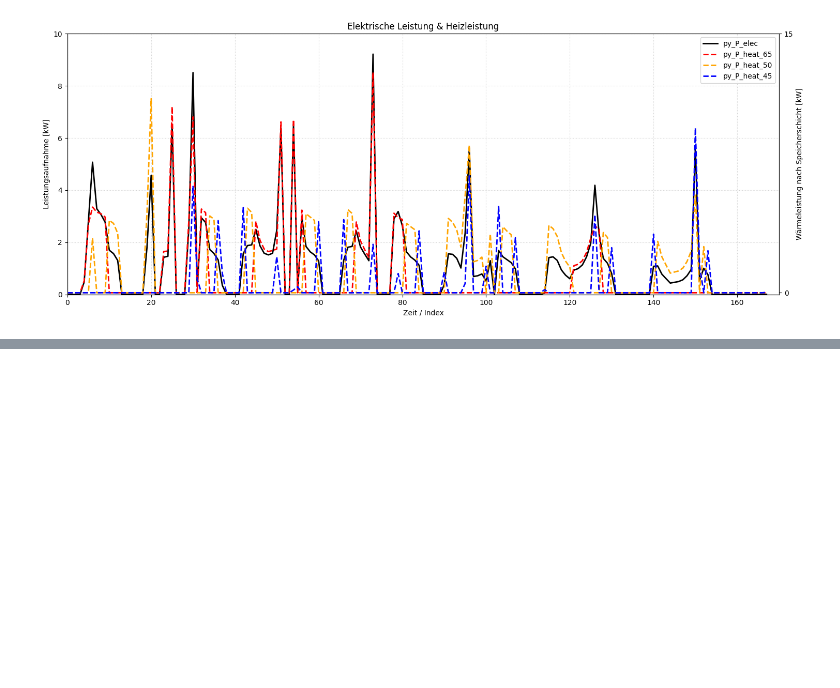
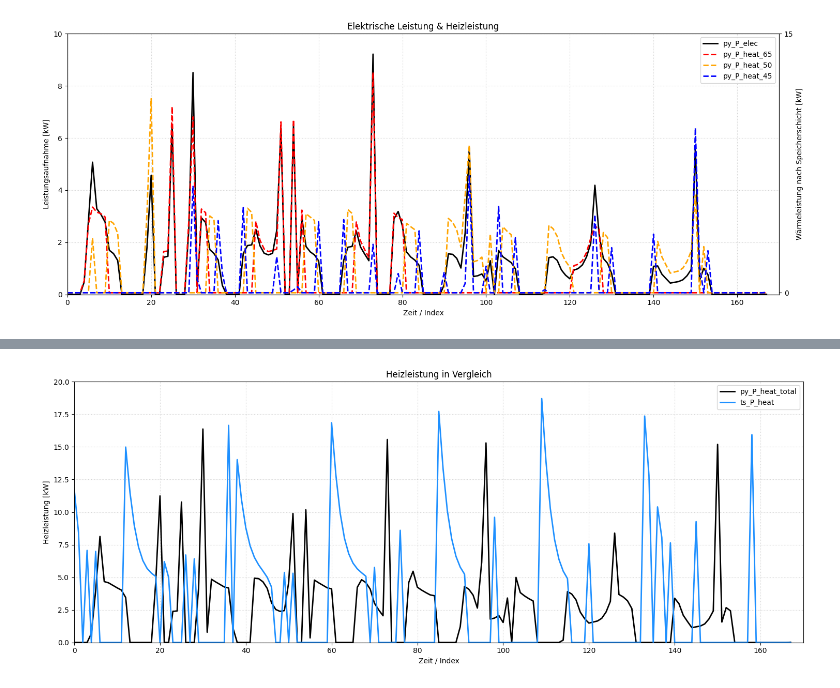
Before and after one commit to choffma8/masterprojektWaermespeicher, a Jupyter notebook: konstanterTemperaturspeicher.ipynb, the cells around one changed output, grey strips where cells are left out. Cells and saved outputs as stored; diff of their text form; code cells hidden in the pictures; blank space fills up the shorter version.

```diff
--- a/konstanterTemperaturspeicher.ipynb
+++ b/konstanterTemperaturspeicher.ipynb
@@ -574,0 +639,26 @@ plt.show()
+# %%
+# Erstelle Figur und Achsen
+fig, ax1 = plt.subplots(figsize=(15, 6))
+
+# --- Linke y-Achse: Temperaturen ---
+ax1.plot(output_pypsa.index,output_combined_ordered['py_P_heat_total'], label='py_P_heat_total', linewidth=2, color='black')
+ax1.plot(output_pypsa.index,output_combined_ordered['ts_P_heat'], label='ts_P_heat', linewidth=2, color='dodgerblue')
+
+ax1.set_title('Heizleistung in Vergleich')
+ax1.set_xlabel('Zeit / Index')
+ax1.set_ylabel('Heizleistung [kW]')
+ax1.set_xlim(0, 170)
+ax1.set_ylim(0,20) # Beispielhafter Bereich für Temperaturen
+ax1.grid(True, linestyle=':', alpha=0.6)
+
+# --- Legende zusammenführen ---
+lines1, labels1 = ax1.get_legend_handles_labels()
+
+ax1.legend(lines1, labels1, loc='upper right')
+
+plt.tight_layout()
+plt.savefig('Outputs/konstanterTemperaturspeicher/Heizleistung in Vergleich.png')
+
+plt.show()
+# %% [output]
+[figure, added]
```
Also changed, not shown: parts of 9 cells of this notebook, 3 other files.
